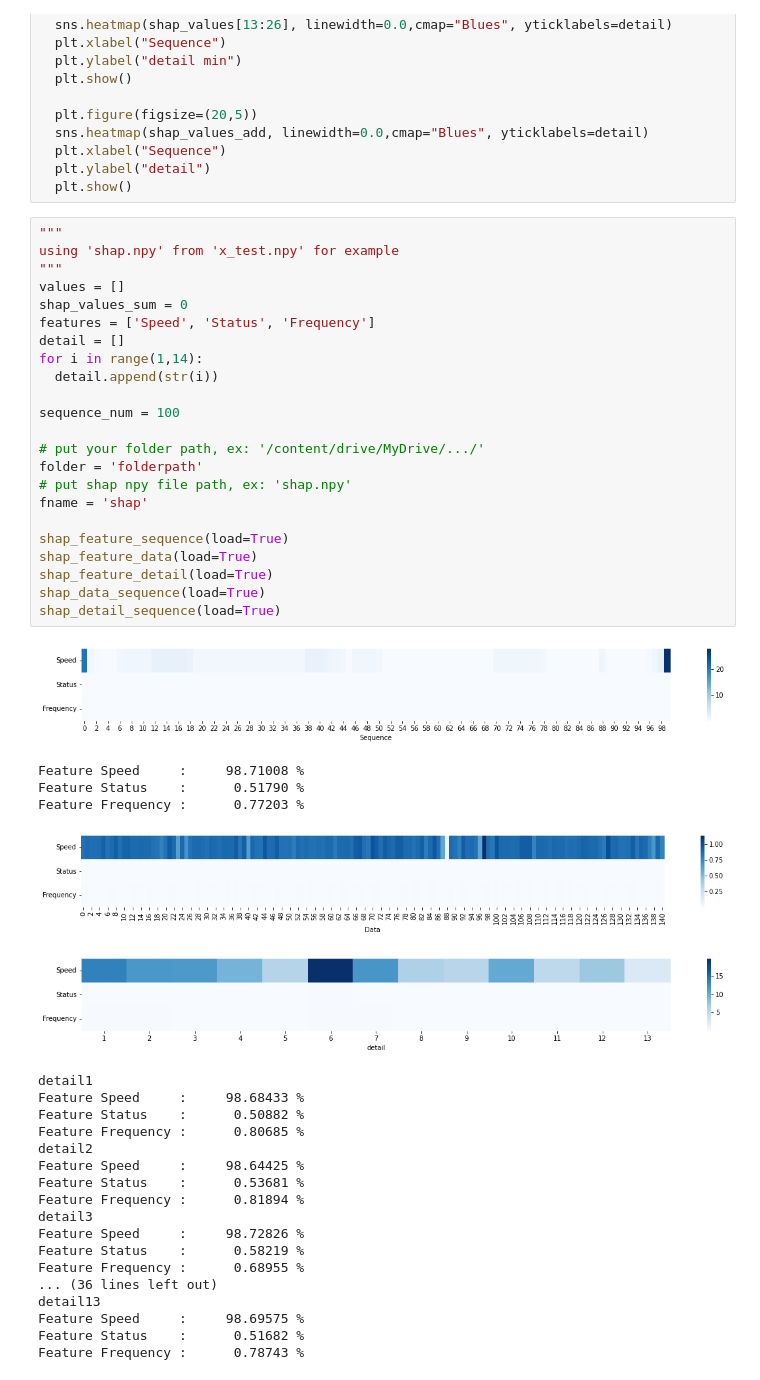
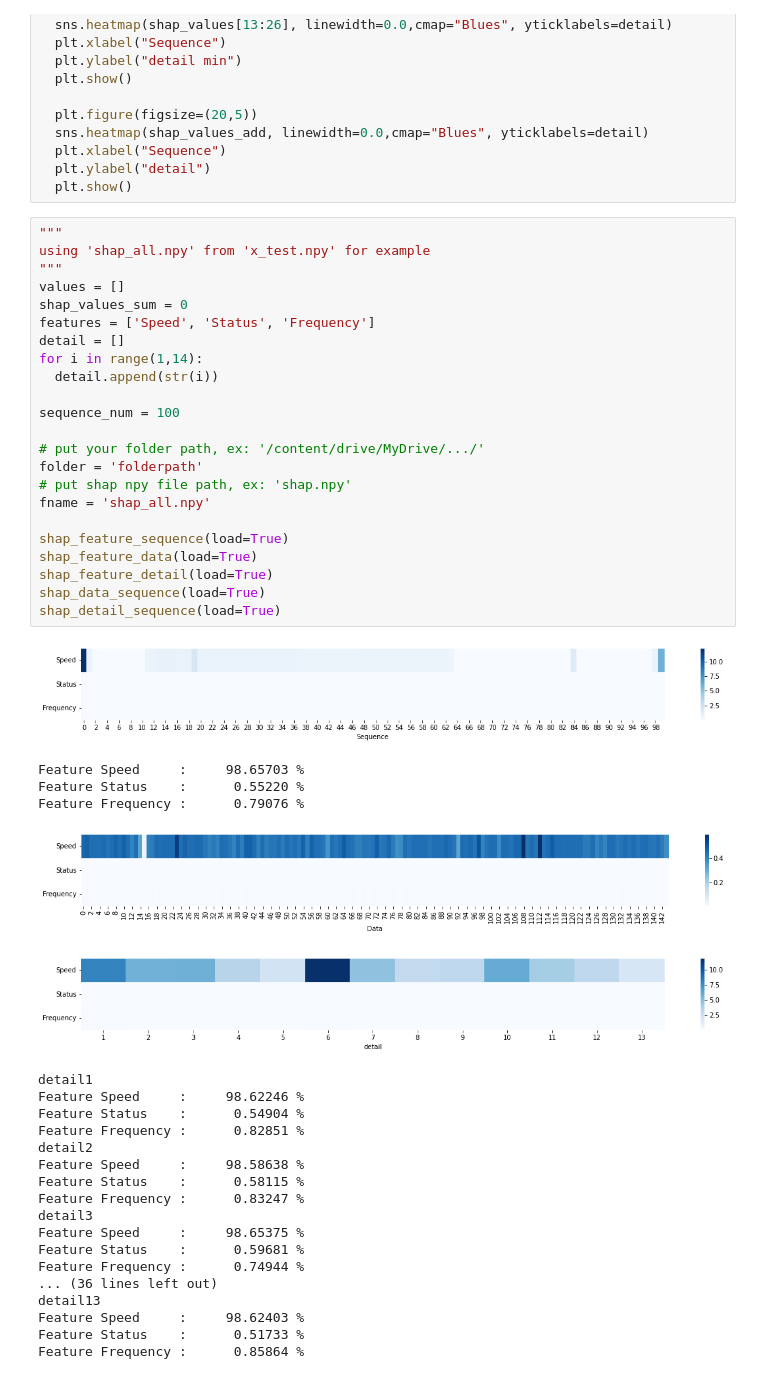
Before and after one commit to YiChingLLin/Dinkle, a Jupyter notebook: Dinkle_SHAP.ipynb, the cells around one changed output. Cells and saved outputs as stored; diff of their text form.

```diff
--- a/Dinkle_SHAP.ipynb
+++ b/Dinkle_SHAP.ipynb
@@ -318,48 +340,48 @@ def shap_detail_sequence(load=True):
   plt.show()
 # %%
 """
-using 'shap.npy' from 'x_test.npy' for example
+using 'shap_all.npy' from 'x_test.npy' for example
 """
 values = []
 shap_values_sum = 0
 features = ['Speed', 'Status', 'Frequency']
 detail = []
 for i in range(1,14):
   detail.append(str(i))
 
 sequence_num = 100
 
 # put your folder path, ex: '/content/drive/MyDrive/.../'
 folder = 'folderpath'
 # put shap npy file path, ex: 'shap.npy'
-fname = 'shap'
+fname = 'shap_all.npy'
 
 shap_feature_sequence(load=True)
 shap_feature_data(load=True)
 shap_feature_detail(load=True)
 shap_data_sequence(load=True)
 shap_detail_sequence(load=True)
 # %% [output]
-[figure, old version]
+[figure, new version]
-Feature Speed     :     98.71008 %
-Feature Status    :      0.51790 %
-Feature Frequency :      0.77203 %
+Feature Speed     :     98.65703 %
+Feature Status    :      0.55220 %
+Feature Frequency :      0.79076 %
-[figure, old version]
+[figure, new version]
-[figure, old version]
+[figure, new version]
 detail1
-Feature Speed     :     98.68433 %
-Feature Status    :      0.50882 %
-Feature Frequency :      0.80685 %
+Feature Speed     :     98.62246 %
+Feature Status    :      0.54904 %
+Feature Frequency :      0.82851 %
 detail2
-Feature Speed     :     98.64425 %
-Feature Status    :      0.53681 %
-Feature Frequency :      0.81894 %
+Feature Speed     :     98.58638 %
+Feature Status    :      0.58115 %
+Feature Frequency :      0.83247 %
 detail3
-Feature Speed     :     98.72826 %
-Feature Status    :      0.58219 %
-Feature Frequency :      0.68955 %
+Feature Speed     :     98.65375 %
+Feature Status    :      0.59681 %
+Feature Frequency :      0.74944 %
 ... (36 lines left out)
 detail13
-Feature Speed     :     98.69575 %
-Feature Status    :      0.51682 %
-Feature Frequency :      0.78743 %
+Feature Speed     :     98.62403 %
+Feature Status    :      0.51733 %
+Feature Frequency :      0.85864 %
```
Also changed, not shown: parts of 9 cells of this notebook, 6 other files.
